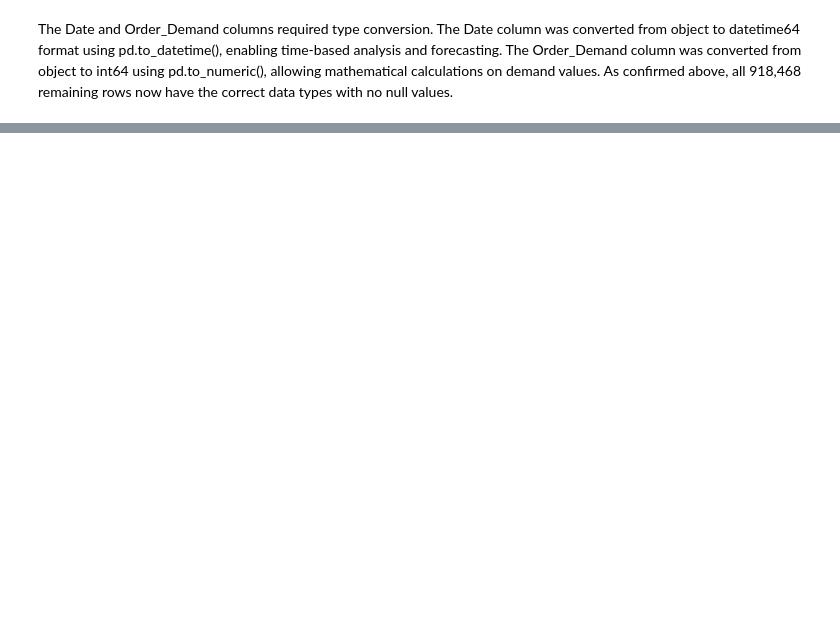
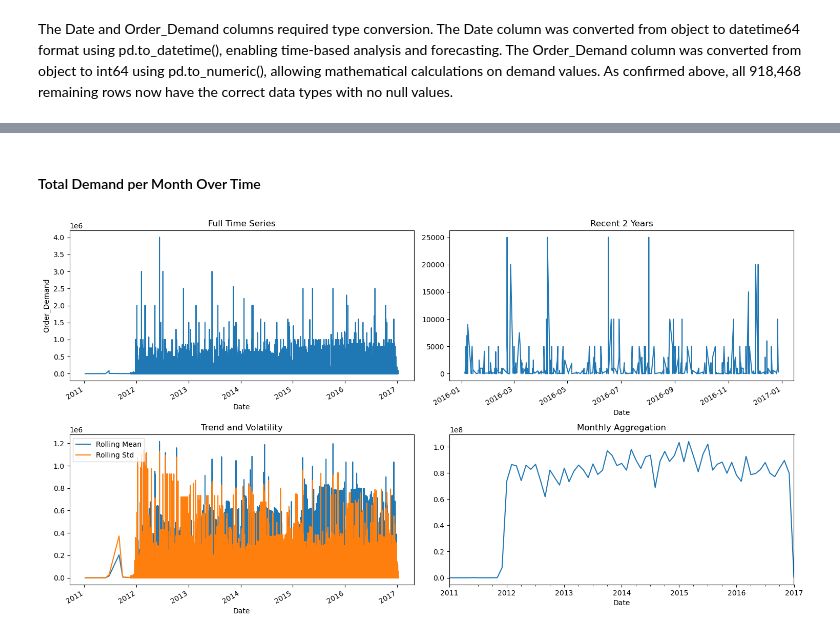
Before and after one commit to MayZinKo/Demand_Management_Industrial_Analytics_Project, a Jupyter notebook: Demand_Forecast_Formal.ipynb, the cells around one changed output, grey strips where cells are left out. Cells and saved outputs as stored; diff of their text form; code cells hidden in the pictures; blank space fills up the shorter version.

```diff
--- a/Demand_Forecast_Formal.ipynb
+++ b/Demand_Forecast_Formal.ipynb
@@ -650,0 +722,32 @@ Name: Warehouse, dtype: int64
+# %% [markdown]
+#### Total Demand per Month Over Time
+# %%
+demand_col = 'Order_Demand'
+if demand_col in df_new.columns:
+    plt.figure(figsize=(15, 8))
+    # Full time series
+    plt.subplot(2, 2, 1)
+    df_new.set_index('Date')[demand_col].plot()
+    plt.title('Full Time Series')
+    plt.ylabel(demand_col)
+    # Last 2 years (~730 days)
+    plt.subplot(2, 2, 2)
+    df_new.set_index('Date')[demand_col].tail(730).plot()
+    plt.title('Recent 2 Years')
+    # Rolling statistics
+    plt.subplot(2, 2, 3)
+    df_new.set_index('Date')[demand_col].rolling(window=12).mean().plot(label='Rolling Mean')
+    df_new.set_index('Date')[demand_col].rolling(window=12).std().plot(label='Rolling Std')
+    plt.title('Trend and Volatility')
+    plt.legend(loc='upper left')
+    # Monthly aggregation
+    plt.subplot(2, 2, 4)
+    monthly = df_new.set_index('Date')[demand_col].resample('M').sum()
+    monthly.plot()
+    plt.title('Monthly Aggregation')
+    plt.tight_layout()
+    plt.show()
+else:
+    print(f"Column '{demand_col}' not found!")
+# %% [output]
+[figure, added]
```
Also changed, not shown: parts of 97 cells of this notebook, 1 other file.
